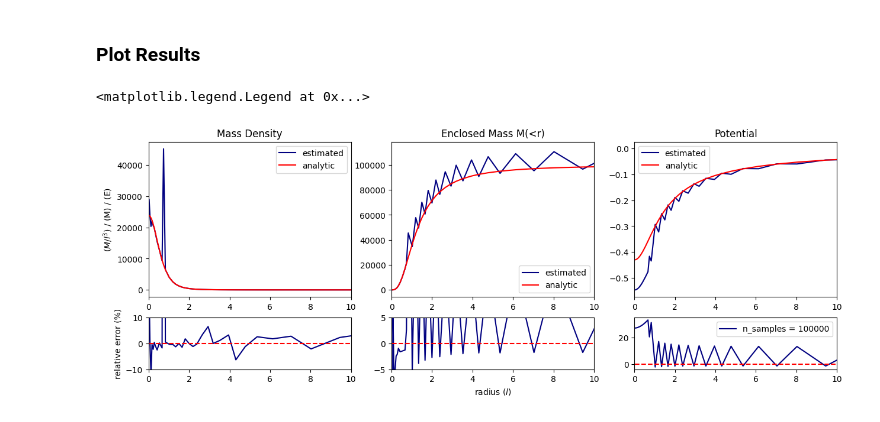
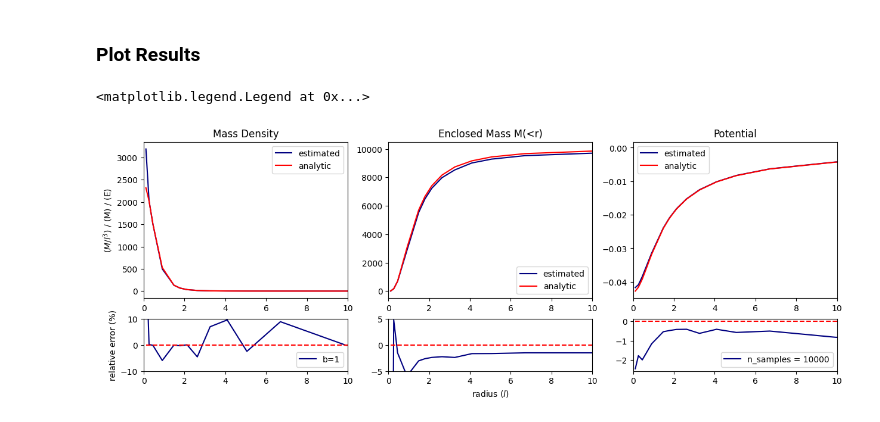
Before and after one commit to ahicks777/DYNAMITE, a Jupyter notebook: gradients.ipynb, the cells around one changed output. Drawn from its saved outputs; the diff is of its cells as text; code cells hidden in the pictures.

```diff
--- a/gradients.ipynb
+++ b/gradients.ipynb
@@ -131,7 +135,7 @@ def rho_est(q):
 #Generates mock data from Plummer Sphere Toy_system
 runcell = True
 if runcell == True:
-    n_samples = 100000
+    n_samples = 10000
     data, q, p = sample_df(n_samples)
     print('Generating mock plummer data with ' + str(n_samples) + ' samples using G = ' + str(G) + ', M = ' + str(M) + ', and b = ' + str(b))
     #f = np.load('f.npy') + 1
@@ -232,37 +236,38 @@ axs[0,0].set_title('Mass Density')
 axs[0,0].set_xlim(0,xmax)
 axs[0,0].legend()
 
-axs[1,0].plot(r_center,(100*(rho-rholytic(n_samples,b,r_center))/rholytic(n_samples,b,r_center)), color = 'navy')
+axs[1,0].plot(r_center,(100*(rho-rholytic(n_samples,b,r_center))/rholytic(n_samples,b,r_center)), color = 'navy', label = 'b=' + str(b))
 axs[1,0].plot(r_center,np.zeros_like(r_center), linestyle = '--', color = 'r')
 axs[1,0].set_ylabel('relative error (%)')
 axs[1,0].set_xlim(0,xmax)
+axs[1,0].legend()
 axs[1,0].set_ylim(-10,10)
 
 axs[0,1].plot(r_center,Menc, label ='estimated', color = 'navy')
 axs[0,1].plot(r_center,Mlytic(n_samples,b,r_center), label = 'analytic',  color = 'r')
 axs[0,1].set_title('Enclosed Mass M(<r)')
 axs[0,1].set_xlim(0,xmax)
 axs[0,1].legend()
 
 axs[1,1].plot(r_center,(100*(Menc-Mlytic(n_samples,b,r_center))/Mlytic(n_samples,b,r_center)), color = 'navy')
 axs[1,1].plot(r_center,np.zeros_like(r_center), linestyle = '--', color = 'r')
 axs[1,1].set_xlabel('radius $(l)$')
 axs[1,1].set_xlim(0,xmax)
 axs[1,1].set_ylim(-5,5)
 
 
 
 axs[0,2].plot(r_center,EPot, label ='estimated', color = 'navy')
 axs[0,2].plot(r_center,PE(G,n_samples,b,r_center), label = 'analytic',  color = 'r')
 axs[0,2].set_title('Potential')
 axs[0,2].set_xlim(0,xmax)
 #axs[0,2].set_ylim(-10000,-1000)
 axs[0,2].legend()
 
 axs[1,2].plot(r_center,(100*(EPot-PE(G,n_samples,b,r_center))/PE(G,n_samples,b,r_center)), color = 'navy' , label ='n_samples = ' + str(n_samples))
 axs[1,2].plot(r_center,np.zeros_like(r_center), linestyle = '--', color = 'r')
 axs[1,2].set_xlim(0,xmax)
 axs[1,2].legend()
 # %% [output]
 <matplotlib.legend.Legend at 0x...>
-[figure, old version]
+[figure, new version]
```
Also changed, not shown: parts of 4 cells of this notebook, 3 other files.
